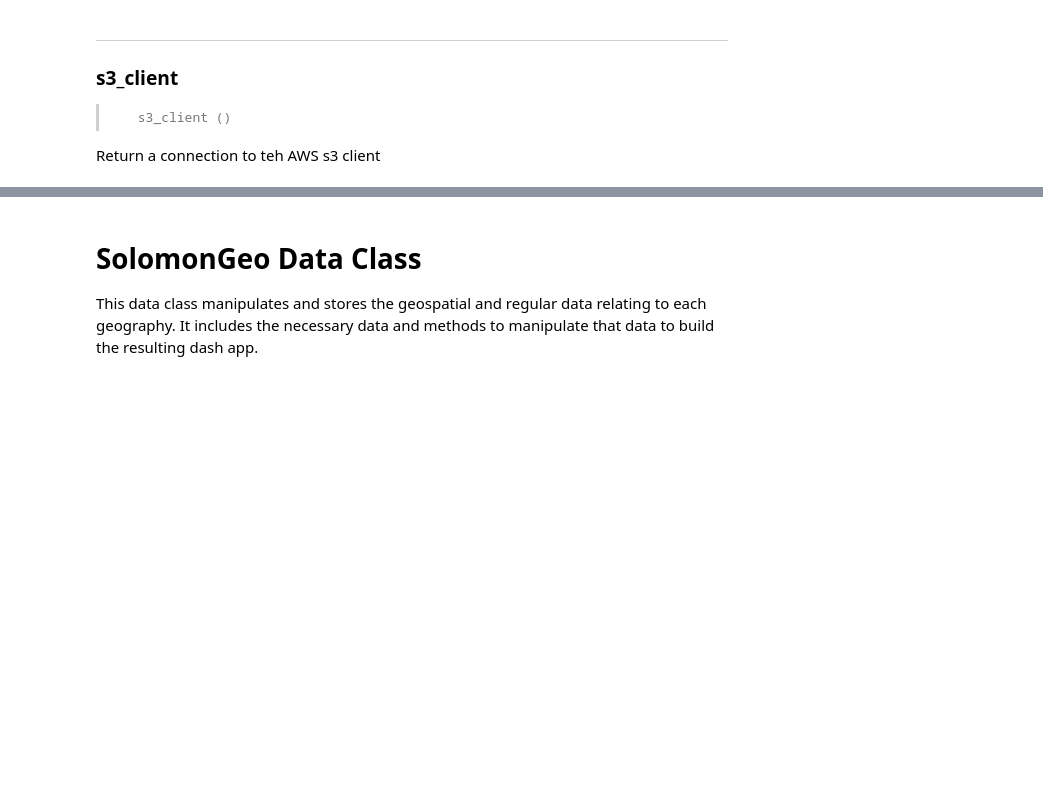
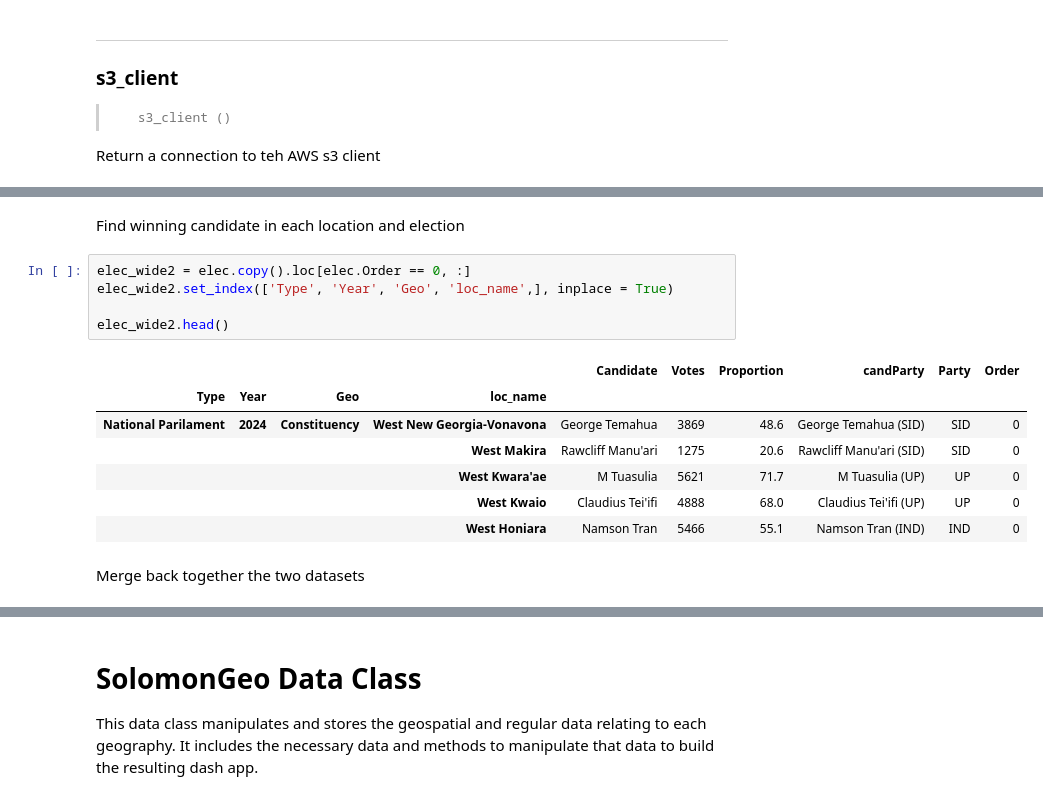
Before and after one commit to Gippers/SolomonIslandsDataMap, a Jupyter notebook: nbs/00_load_data.ipynb, the cells around one changed output, grey strips where cells are left out. Drawn from its saved outputs; the diff is of its cells as text; blank space fills up the shorter version.

```diff
--- a/nbs/00_load_data.ipynb
+++ b/nbs/00_load_data.ipynb
@@ -180,0 +153,17 @@ elec_wide.head()
+# %% [markdown]
+Find winning candidate in each location and election
+# %%
+elec_wide2 = elec.copy().loc[elec.Order == 0, :]
+elec_wide2.set_index(['Type', 'Year', 'Geo', 'loc_name',], inplace = True)
+
+elec_wide2.head()
+# %% [output]
+|  |  |  |  | Candidate | Votes | Proportion | candParty | Party | Order |
+| Type | Year | Geo | loc_name |  |  |  |  |  |  |
+| National Parilament | 2024 | Constituency | West New Georgia-Vonavona | George Temahua | 3869 | 48.6 | George Temahua (SID) | SID | 0 |
+|  |  |  | West Makira | Rawcliff Manu'ari | 1275 | 20.6 | Rawcliff Manu'ari (SID) | SID | 0 |
+|  |  |  | West Kwara'ae | M Tuasulia | 5621 | 71.7 | M Tuasulia (UP) | UP | 0 |
+|  |  |  | West Kwaio | Claudius Tei'ifi | 4888 | 68.0 | Claudius Tei'ifi (UP) | UP | 0 |
+|  |  |  | West Honiara | Namson Tran | 5466 | 55.1 | Namson Tran (IND) | IND | 0 |
+# %% [markdown]
+Merge back together the two datasets
```
Also changed, not shown: parts of 11 cells of this notebook, 1 other file.
